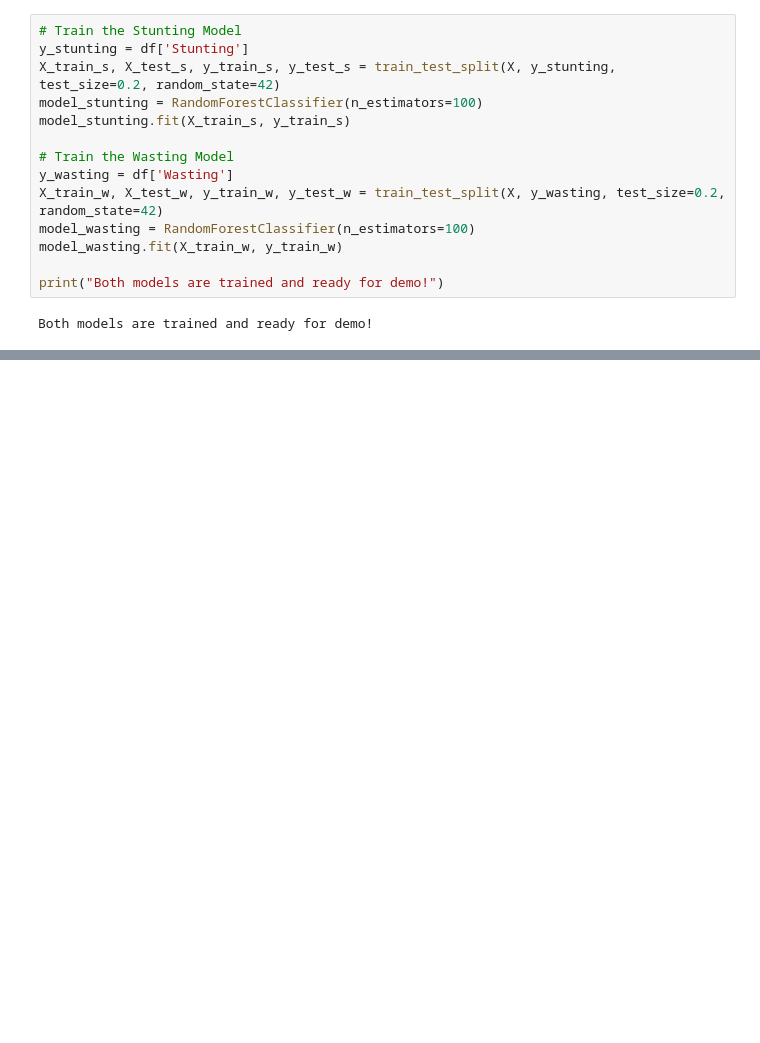
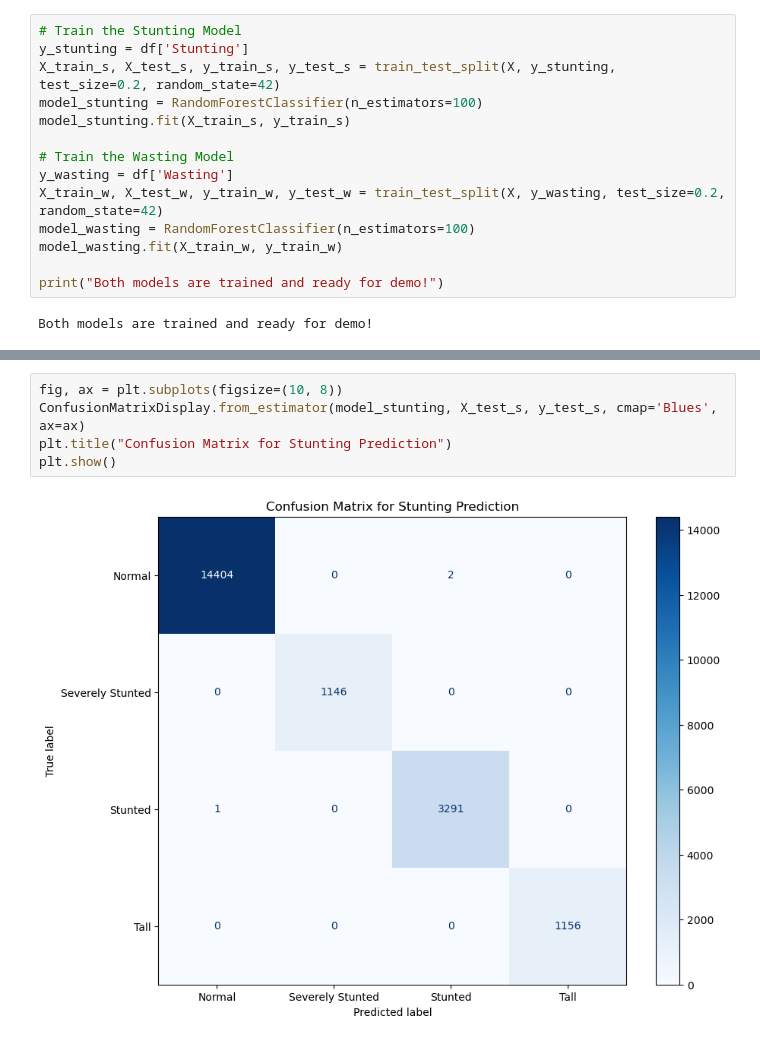
Before and after one commit to ranmuu/Stunting-and-Wasting-model, a Jupyter notebook: Stunting_AI_Model.ipynb, the cells around one changed output, grey strips where cells are left out. Saved outputs shown, nothing was run; the diff lists cells and outputs as text; blank space fills up the shorter version.

```diff
--- a/Stunting_AI_Model.ipynb
+++ b/Stunting_AI_Model.ipynb
@@ -61,6 +162,13 @@ plt.title("Confusion Matrix for Wasting Prediction")
 plt.show()
 # %% [output]
 [figure]
+# %%
+fig, ax = plt.subplots(figsize=(10, 8))
+ConfusionMatrixDisplay.from_estimator(model_stunting, X_test_s, y_test_s, cmap='Blues', ax=ax)
+plt.title("Confusion Matrix for Stunting Prediction")
+plt.show()
+# %% [output]
+[figure, added]
 # %%
 # --- FEATURE IMPORTANCE CELL ---
 importances = model_wasting.feature_importances_
```
Also changed, not shown: parts of 7 cells of this notebook.
